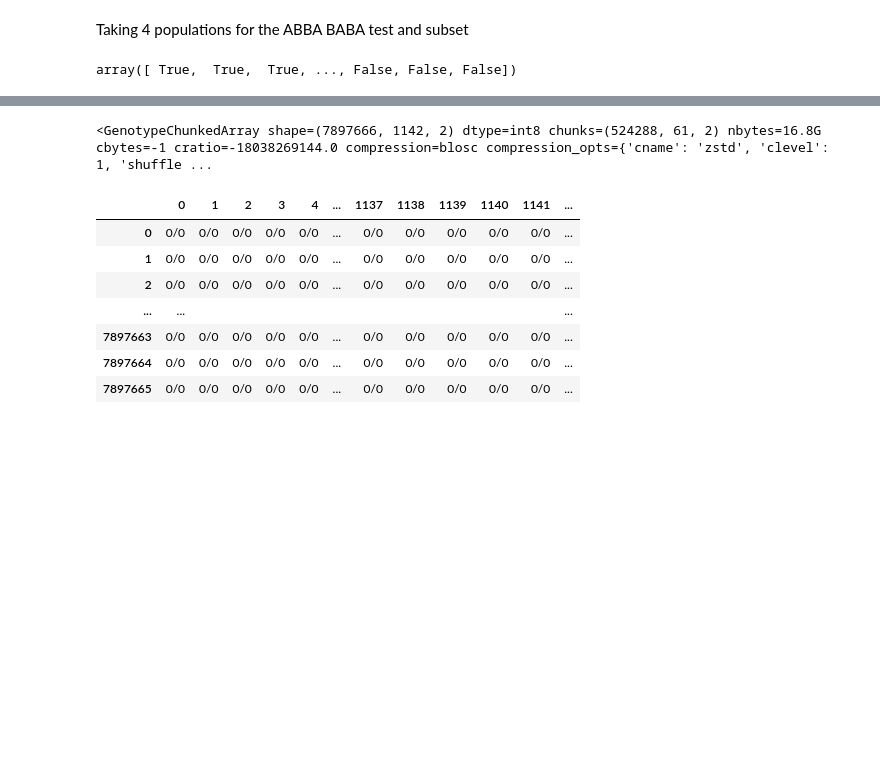
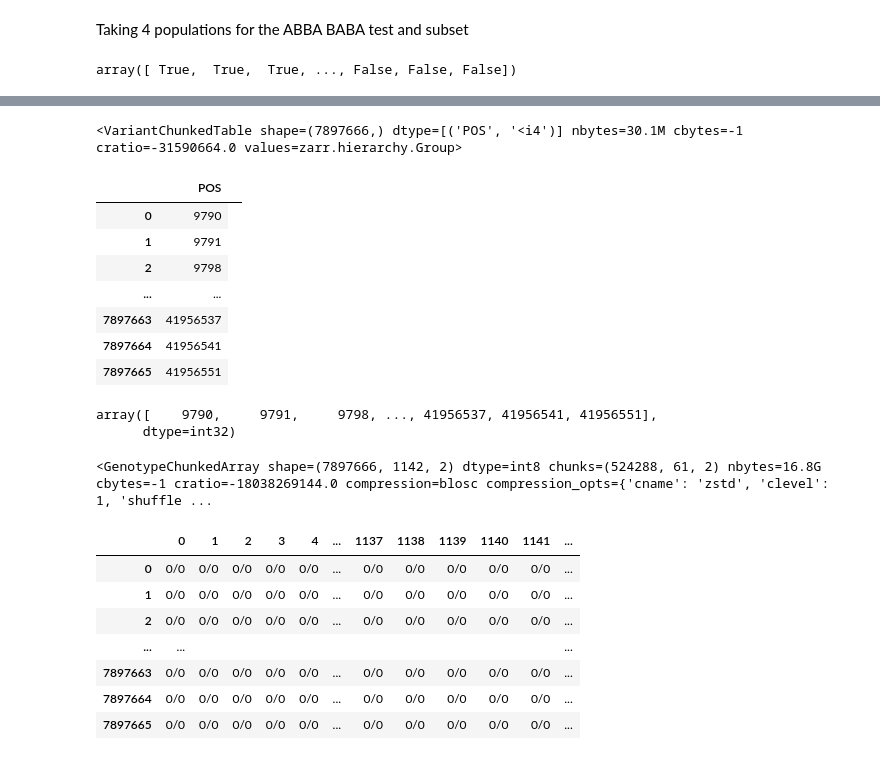
Before and after one commit to randomxsk8/notebooks, a Jupyter notebook: 08212019_ABBABABA_try.ipynb, the cells around one changed output, grey strips where cells are left out. Saved outputs shown, nothing was run; the diff lists cells and outputs as text; code cells hidden in the pictures; blank space fills up the shorter version.

```diff
--- a/08212019_ABBABABA_try.ipynb
+++ b/08212019_ABBABABA_try.ipynb
@@ -66,6 +55,27 @@ pop_subset.head()
 calldata= zarr.Group(gcsmap, read_only=True)
 # %%
 g = calldata["3L"]["calldata/GT"]
+# %%
+variants = calldata["3L"]["variants"]
+# %%
+pos_all = allel.VariantChunkedTable(variants, names=['POS'], index = 'POS')
+pos_all
+# %% [output]
+<VariantChunkedTable shape=(7897666,) dtype=[('POS', '<i4')] nbytes=30.1M cbytes=-1 cratio=-31590664.0 values=zarr.hierarchy.Group>
+|  | POS |
+| 0 | 9790 |
+| 1 | 9791 |
+| 2 | 9798 |
+| ... | ... |  |
+| 7897663 | 41956537 |
+| 7897664 | 41956541 |
+| 7897665 | 41956551 |
+# %%
+pos = variants['POS'][:]
+pos
+# %% [output]
+array([    9790,     9791,     9798, ..., 41956537, 41956541, 41956551],
+      dtype=int32)
 # %%
 geno = allel.GenotypeChunkedArray(g)
 geno
```
Also changed, not shown: parts of 12 cells of this notebook.
